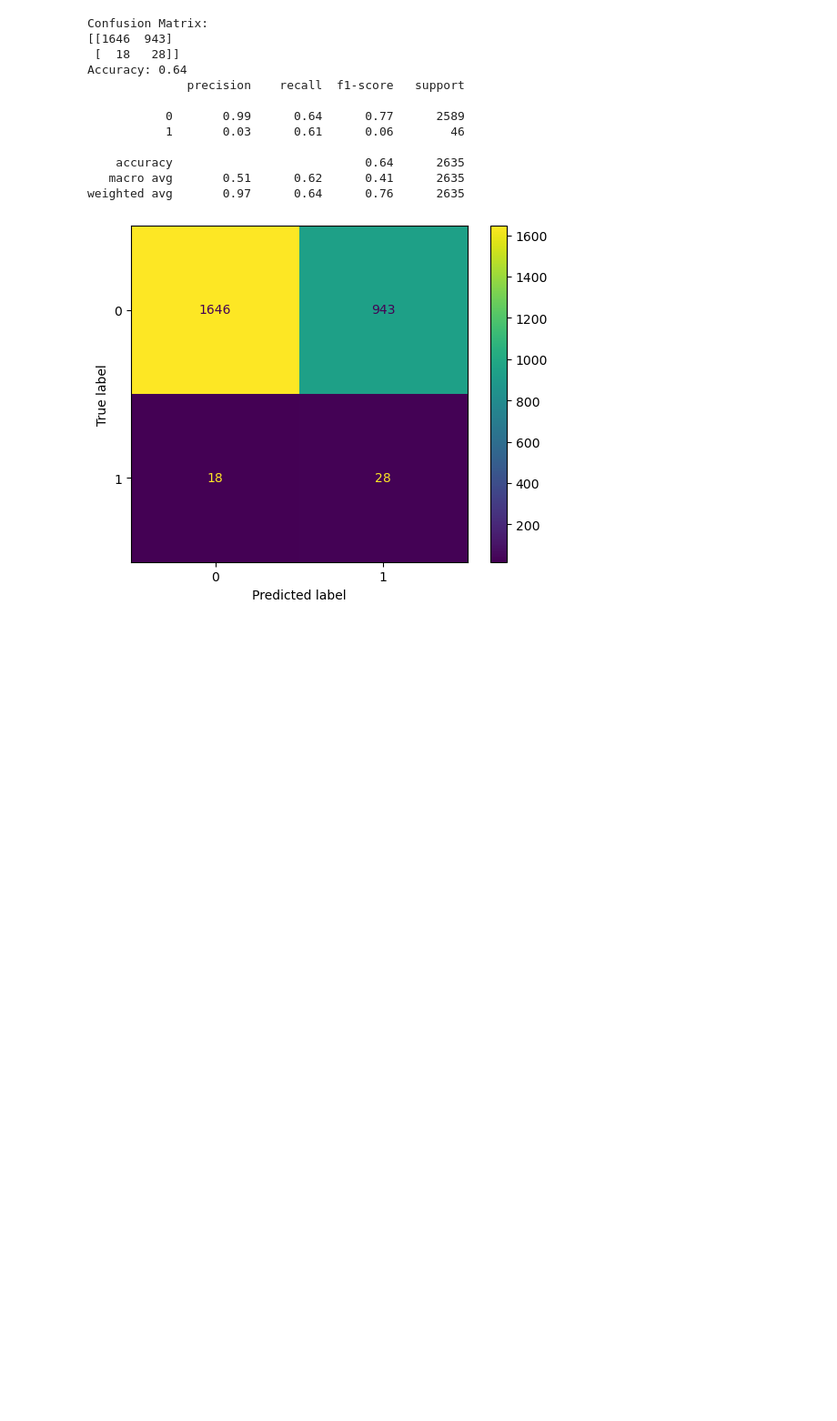
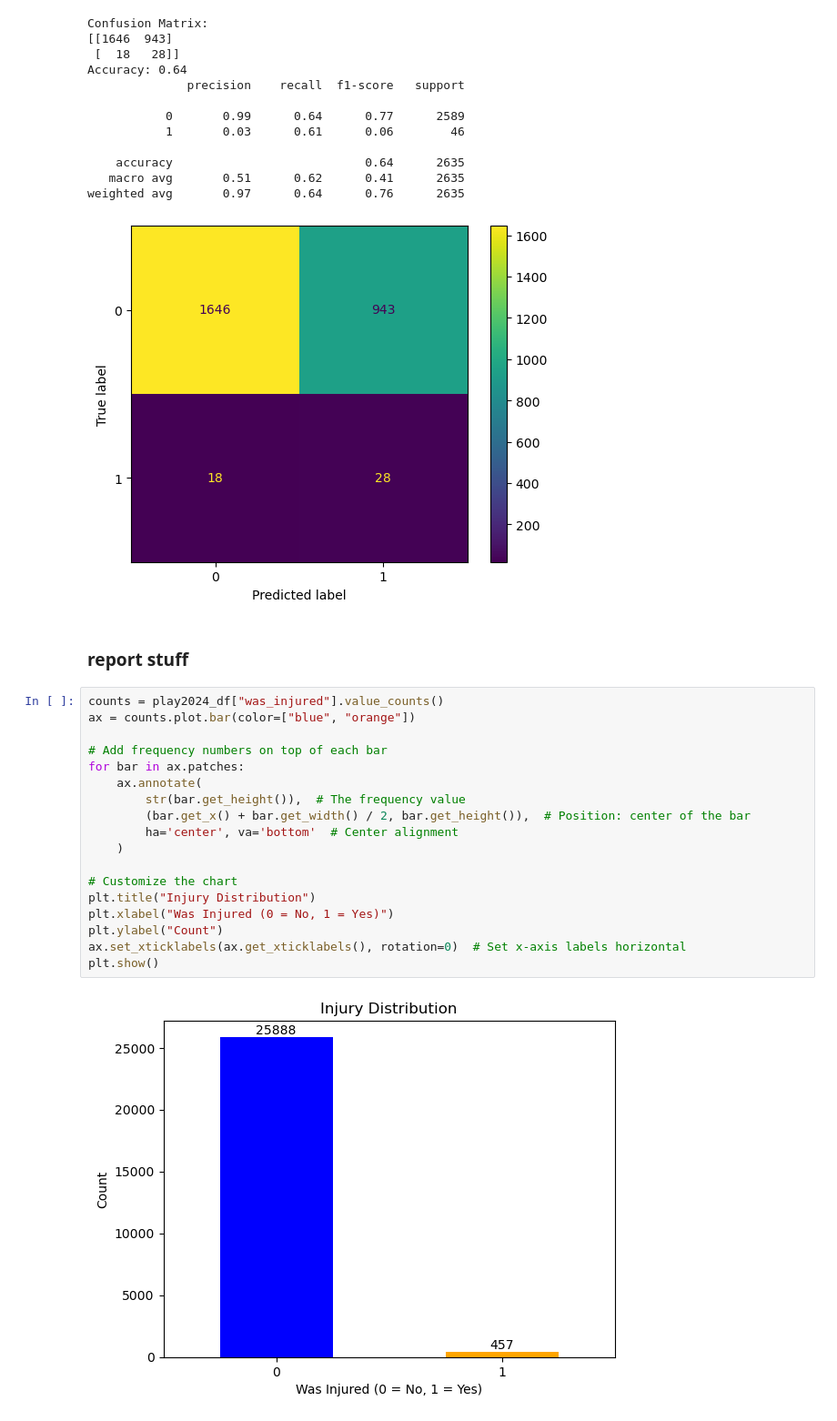
Before and after one commit to DiyaPrasanth20/NFL_Analysis, a Jupyter notebook: DataModelingPartTwo.ipynb, the cells around one changed output. Shown at 91% size. Drawn from its saved outputs; the diff is of its cells as text; blank space fills up the shorter version.

Commit message:
first_report_stuff

```diff
--- a/DataModelingPartTwo.ipynb
+++ b/DataModelingPartTwo.ipynb
@@ -221,3 +222,25 @@ Accuracy: 0.64
    macro avg       0.51      0.62      0.41      2635
 weighted avg       0.97      0.64      0.76      2635
 [figure]
+# %% [markdown]
+### report stuff
+# %%
+counts = play2024_df["was_injured"].value_counts()
+ax = counts.plot.bar(color=["blue", "orange"])
+
+# Add frequency numbers on top of each bar
+for bar in ax.patches:
+    ax.annotate(
+        str(bar.get_height()),  # The frequency value
+        (bar.get_x() + bar.get_width() / 2, bar.get_height()),  # Position: center of the bar
+        ha='center', va='bottom'  # Center alignment
+    )
+
+# Customize the chart
+plt.title("Injury Distribution")
+plt.xlabel("Was Injured (0 = No, 1 = Yes)")
+plt.ylabel("Count")
+ax.set_xticklabels(ax.get_xticklabels(), rotation=0)  # Set x-axis labels horizontal
+plt.show()
+# %% [output]
+[figure, added]
```
Also changed, not shown: parts of 1 cell of this notebook.
